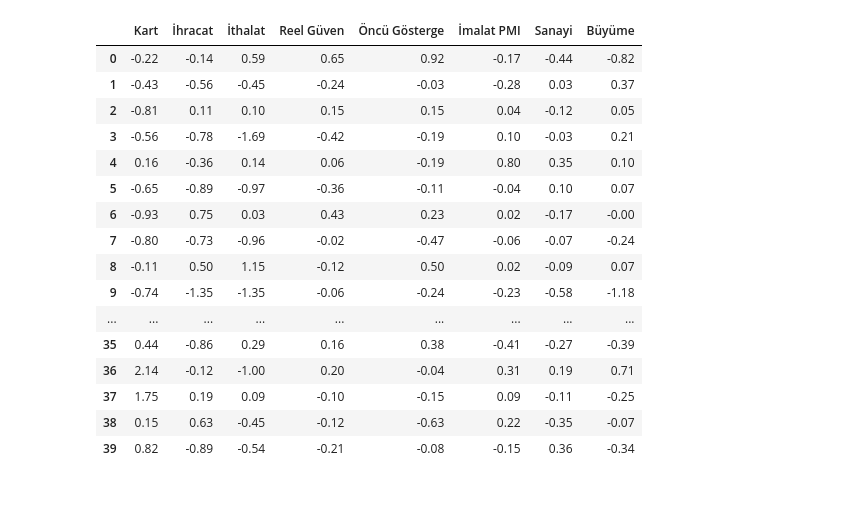
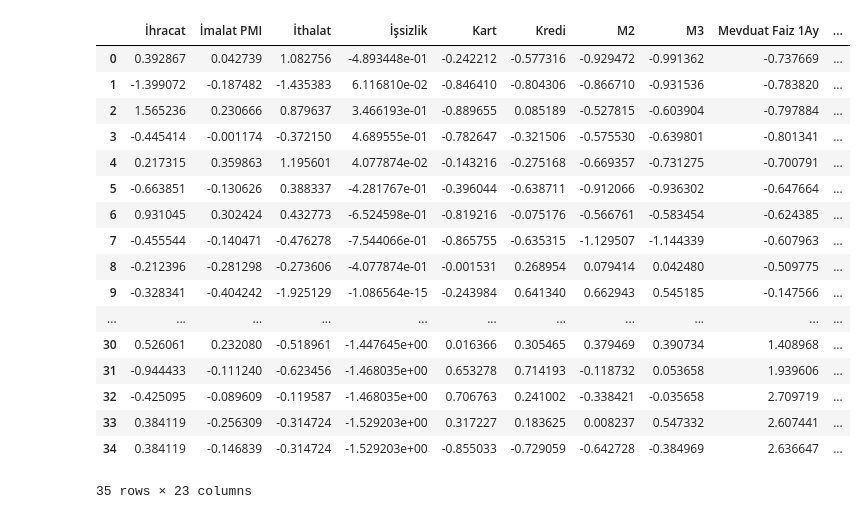
Before and after one commit to kaboya19/BuyumeTahmin, a Jupyter notebook: BuyumeTahmin.ipynb, the cells around one changed output. Cells and saved outputs as stored; diff of their text form; code cells hidden in the pictures.

```diff
--- a/BuyumeTahmin.ipynb
+++ b/BuyumeTahmin.ipynb
@@ -131,9 +138,9 @@ usd
 # %%
 params = {
-    'series': "TP.KREHACBS.A1",
+    'series': "TP.KREDI.L001",
     'startDate': "31-12-2007",
     'endDate': date.today().strftime("%d-%m-%Y"),
-    'frequency': 6,
+    'frequency': 5,
     'aggregationTypes': 'avg',
     'type': 'json'
 }
@@ -153,8 +160,11 @@ kredi = pd.DataFrame(kredi)
 kredi = kredi.drop(columns=['UNIXTIME','Tarih'])
 kredi.columns = ['Kredi']
 kredi['Kredi'] = pd.to_numeric(kredi['Kredi'])
+kredi=kredi.dropna()
+kredi=kredi.set_index(pd.date_range(start="31-12-2007",freq="M",periods=len(kredi)))
+kredi=kredi.resample("Q").last()
+kredi=kredi.pct_change()*100
 kredi=kredi.set_index(pd.date_range(start="31-12-2007",freq="Q",periods=len(kredi)))
-kredi=kredi.pct_change()*100
 kredi=kredi.dropna()
 kredi
 # %% [output]
@@ -888,0 +943,7 @@ işsizlik
+# %%
+elektrik=pd.read_excel("tramoseats.xlsx").dropna()
+del elektrik["Unnamed: 0"]
+elektrik=elektrik.set_index(pd.date_range(start="2016-01-31",freq="M",periods=len(elektrik)))
+elektrik.columns=["Elektrik"]
+elektrik=elektrik.resample("Q").mean()
+elektrik
@@ -888,0 +968,8 @@ işsizlik
+# %%
+pmi=pd.read_excel("imalatPMI.xlsx")
+pmi=pmi.iloc[::-1]
+pmi=pmi.drop("Yayınlanma Tarihi",axis=1)
+pmi=pmi.set_index(pd.date_range(start="2015-10-31",freq="M",periods=len(pmi)))
+pmi.columns=["PMI"]
+pmi=pmi.resample("Q").mean()
+pmi
@@ -889,8 +994,9 @@ işsizlik
 # %%
-data=pd.concat([veri,ihracat,imalat,ithalat,işsizlik,kart,kredi,m2,m3,mfaiz1ay,mfaiz3ay,tfaiz,öncü,reelgüven,sanayi,tüfe,tuketicigüven,üfe,usd],axis=1)
-data["Büyüme"].iloc[-2]=0.0
+data=pd.concat([veri,ihracat,imalat,ithalat,işsizlik,kart,kredi,m2,m3,mfaiz1ay,mfaiz3ay,tfaiz,öncü,reelgüven,sanayi,tüfe,tuketicigüven,üfe,usd,perakende,normalsiparis,elektrik.pct_change()*100,pmi.pct_change()*100],axis=1)
+data["Büyüme"].iloc[-2:]=0
+#data["İşsizlik"].iloc[-1]=8.8
+data=data.astype(float)
 data=data.dropna()
-data=data.astype(float)
 data
 # %% [output]
 |  | Büyüme | İhracat | İmalat PMI | İthalat | İşsizlik | Kart | Kredi | M2 | M3 | Mevduat Faiz 1Ay | ... |
@@ -954,33 +1020,37 @@ tahminler[["RANSACRegressor","Büyüme"]]
 # %%
 
-features=['Kart', 'İhracat', 'İthalat', 'Reel Güven', 'Öncü Gösterge',
-       'İmalat PMI', 'Sanayi','Büyüme']
+features=[ 'İhracat', 'İmalat PMI', 'İthalat', 'İşsizlik', 'Kart',
+       'Kredi', 'M2', 'M3', 'Mevduat Faiz 1Ay', 'Mevduat Faiz 3Ay',
+       'Ticari Faiz', 'Öncü Gösterge', 'Reel Güven', 'Sanayi', 'TÜFE',
+       'Tüketici Güven', 'ÜFE', 'USD/TL', 'Perakende Satış','Normal Sipariş',
+       'Elektrik','PMI','Büyüme']
 data1=data[features]
 from sklearn.preprocessing import StandardScaler
 scaler = StandardScaler()
 scaled_data = scaler.fit_transform(data1.iloc[:,:-1])
 scaled_data=pd.DataFrame(scaled_data,columns=data1.columns[:-1])
 scaler = StandardScaler()
 scaled_data["Büyüme"]=scaler.fit_transform(np.array(data1["Büyüme"]).reshape(-1, 1))
 scaled_data
 # %% [output]
-|  | Kart | İhracat | İthalat | Reel Güven | Öncü Gösterge | İmalat PMI | Sanayi | Büyüme |
-| 0 | -0.22 | -0.14 | 0.59 | 0.65 | 0.92 | -0.17 | -0.44 | -0.82 |
-| 1 | -0.43 | -0.56 | -0.45 | -0.24 | -0.03 | -0.28 | 0.03 | 0.37 |
-| 2 | -0.81 | 0.11 | 0.10 | 0.15 | 0.15 | 0.04 | -0.12 | 0.05 |
-| 3 | -0.56 | -0.78 | -1.69 | -0.42 | -0.19 | 0.10 | -0.03 | 0.21 |
-| 4 | 0.16 | -0.36 | 0.14 | 0.06 | -0.19 | 0.80 | 0.35 | 0.10 |
-| 5 | -0.65 | -0.89 | -0.97 | -0.36 | -0.11 | -0.04 | 0.10 | 0.07 |
-| 6 | -0.93 | 0.75 | 0.03 | 0.43 | 0.23 | 0.02 | -0.17 | -0.00 |
-| 7 | -0.80 | -0.73 | -0.96 | -0.02 | -0.47 | -0.06 | -0.07 | -0.24 |
-| 8 | -0.11 | 0.50 | 1.15 | -0.12 | 0.50 | 0.02 | -0.09 | 0.07 |
-| 9 | -0.74 | -1.35 | -1.35 | -0.06 | -0.24 | -0.23 | -0.58 | -1.18 |
-| ... | ... | ... | ... | ... | ... | ... | ... | ... |
-| 35 | 0.44 | -0.86 | 0.29 | 0.16 | 0.38 | -0.41 | -0.27 | -0.39 |
-| 36 | 2.14 | -0.12 | -1.00 | 0.20 | -0.04 | 0.31 | 0.19 | 0.71 |
-| 37 | 1.75 | 0.19 | 0.09 | -0.10 | -0.15 | 0.09 | -0.11 | -0.25 |
-| 38 | 0.15 | 0.63 | -0.45 | -0.12 | -0.63 | 0.22 | -0.35 | -0.07 |
-| 39 | 0.82 | -0.89 | -0.54 | -0.21 | -0.08 | -0.15 | 0.36 | -0.34 |
+|  | İhracat | İmalat PMI | İthalat | İşsizlik | Kart | Kredi | M2 | M3 | Mevduat Faiz 1Ay | ... |
+| 0 | 0.392867 | 0.042739 | 1.082756 | -4.893448e-01 | -0.242212 | -0.577316 | -0.929472 | -0.991362 | -0.737669 | ... |
+| 1 | -1.399072 | -0.187482 | -1.435383 | 6.116810e-02 | -0.846410 | -0.804306 | -0.866710 | -0.931536 | -0.783820 | ... |
+| 2 | 1.565236 | 0.230666 | 0.879637 | 3.466193e-01 | -0.889655 | 0.085189 | -0.527815 | -0.603904 | -0.797884 | ... |
+| 3 | -0.445414 | -0.001174 | -0.372150 | 4.689555e-01 | -0.782647 | -0.321506 | -0.575530 | -0.639801 | -0.801341 | ... |
+| 4 | 0.217315 | 0.359863 | 1.195601 | 4.077874e-02 | -0.143216 | -0.275168 | -0.669357 | -0.731275 | -0.700791 | ... |
+| 5 | -0.663851 | -0.130626 | 0.388337 | -4.281767e-01 | -0.396044 | -0.638711 | -0.912066 | -0.936302 | -0.647664 | ... |
+| 6 | 0.931045 | 0.302424 | 0.432773 | -6.524598e-01 | -0.819216 | -0.075176 | -0.566761 | -0.583454 | -0.624385 | ... |
+| 7 | -0.455544 | -0.140471 | -0.476278 | -7.544066e-01 | -0.865755 | -0.635315 | -1.129507 | -1.144339 | -0.607963 | ... |
+| 8 | -0.212396 | -0.281298 | -0.273606 | -4.077874e-01 | -0.001531 | 0.268954 | 0.079414 | 0.042480 | -0.509775 | ... |
+| 9 | -0.328341 | -0.404242 | -1.925129 | -1.086564e-15 | -0.243984 | 0.641340 | 0.662943 | 0.545185 | -0.147566 | ... |
+| ... | ... | ... | ... | ... | ... | ... | ... | ... | ... | ... |
+| 30 | 0.526061 | 0.232080 | -0.518961 | -1.447645e+00 | 0.016366 | 0.305465 | 0.379469 | 0.390734 | 1.408968 | ... |
+| 31 | -0.944433 | -0.111240 | -0.623456 | -1.468035e+00 | 0.653278 | 0.714193 | -0.118732 | 0.053658 | 1.939606 | ... |
+| 32 | -0.425095 | -0.089609 | -0.119587 | -1.468035e+00 | 0.706763 | 0.241002 | -0.338421 | -0.035658 | 2.709719 | ... |
+| 33 | 0.384119 | -0.256309 | -0.314724 | -1.529203e+00 | 0.317227 | 0.183625 | 0.008237 | 0.547332 | 2.607441 | ... |
+| 34 | 0.384119 | -0.146839 | -0.314724 | -1.529203e+00 | -0.855033 | -0.729059 | -0.642728 | -0.384969 | 2.636647 | ... |
+35 rows × 23 columns
 # %%
 from sklearn.model_selection import train_test_split
 X=scaled_data
```
Also changed, not shown: parts of 73 cells of this notebook, 9 other files.
